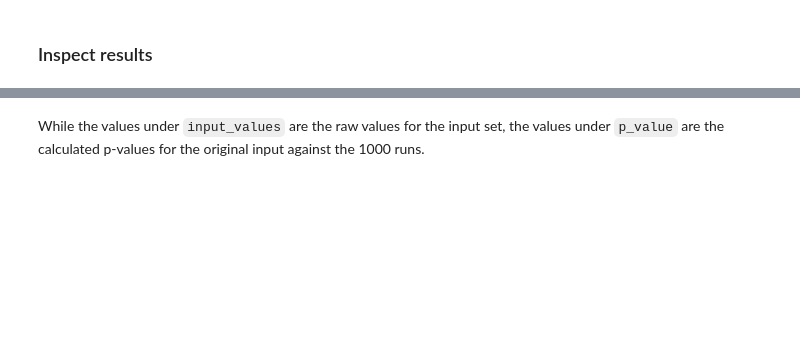
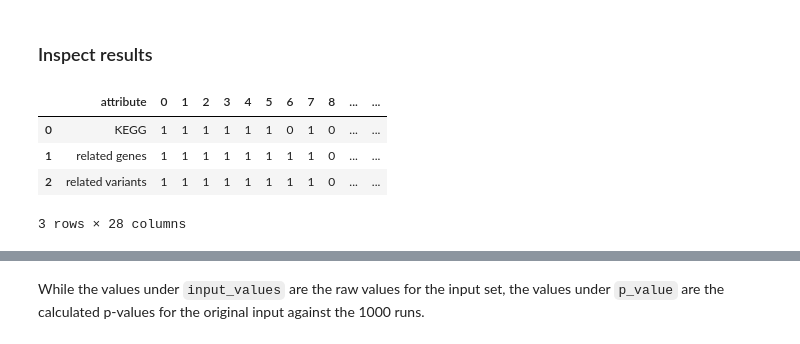
Before and after one commit to bionetslab/digest, a Jupyter notebook: tutorial/Evaluation.ipynb, the cells around one changed output, grey strips where cells are left out. Cells and saved outputs as stored; diff of their text form; code cells hidden in the pictures; blank space fills up the shorter version.

```diff
--- a/tutorial/Evaluation.ipynb
+++ b/tutorial/Evaluation.ipynb
@@ -35,0 +173,8 @@ single_validation(tar=tar_set, tar_id=tar_id_type, mode=mode, ref=ref_id, ref_id
+# %%
+mapped_df
+# %% [output]
+|  | attribute | 0 | 1 | 2 | 3 | 4 | 5 | 6 | 7 | 8 | ... | ... |
+| 0 | KEGG | 1 | 1 | 1 | 1 | 1 | 1 | 0 | 1 | 0 | ... | ... |
+| 1 | related genes | 1 | 1 | 1 | 1 | 1 | 1 | 1 | 1 | 0 | ... | ... |
+| 2 | related variants | 1 | 1 | 1 | 1 | 1 | 1 | 1 | 1 | 0 | ... | ... |
+3 rows × 28 columns
```
Also changed, not shown: parts of 102 cells of this notebook, 5 other files.
